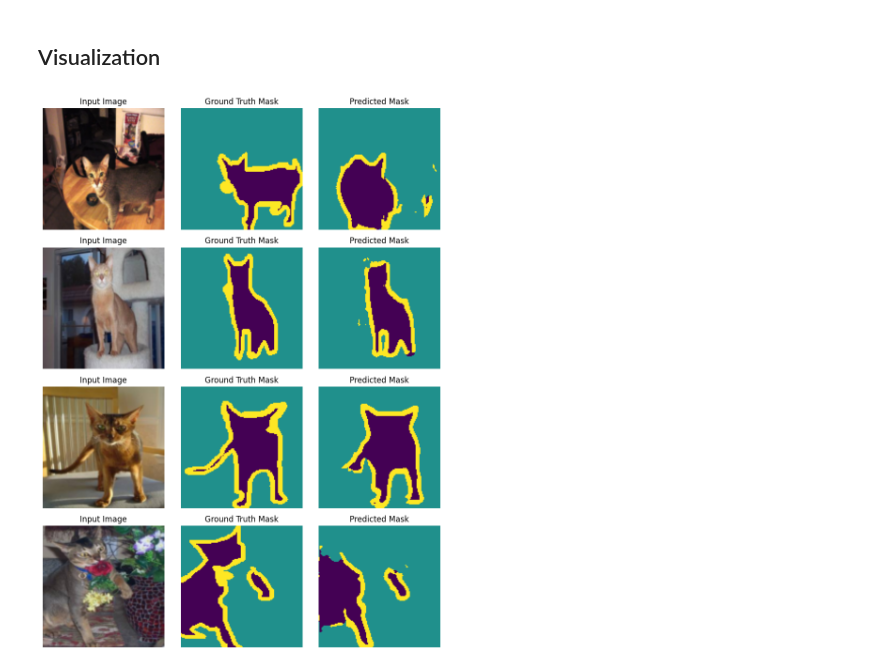
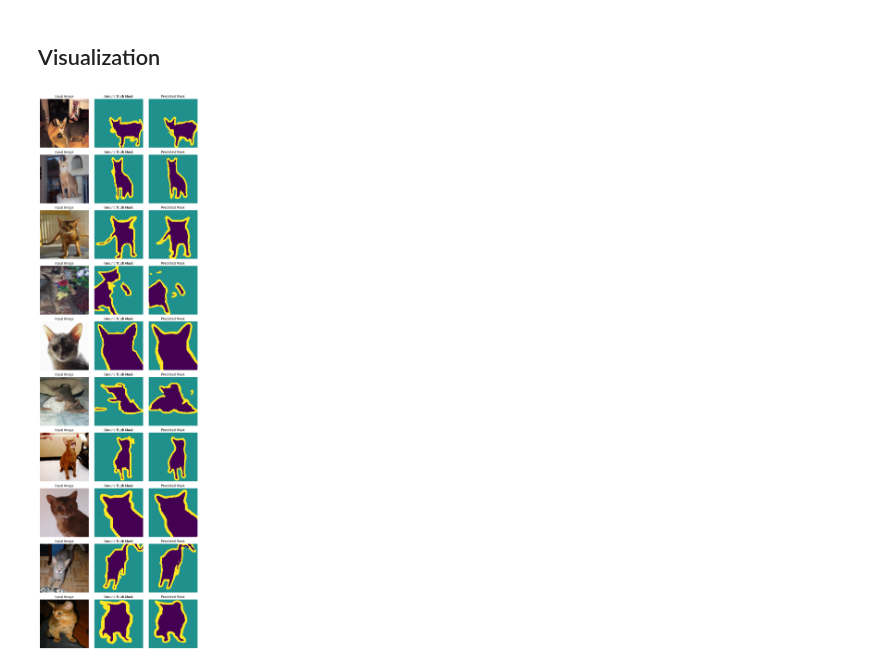
Before and after one commit to VINAY-KUMAR855/End_to_end_projects, a Jupyter notebook: Oxford-IIIT Pet Dataset Segmentation/pretrained_encoder_UNet.ipynb, the cells around one changed output. Drawn from its saved outputs; the diff is of its cells as text; code cells hidden in the pictures.

```diff
--- a/Oxford-IIIT Pet Dataset Segmentation/pretrained_encoder_UNet.ipynb
+++ b/Oxford-IIIT Pet Dataset Segmentation/pretrained_encoder_UNet.ipynb
@@ -277,6 +259,6 @@ def visualize(model, dataset, n=4):
     plt.tight_layout()
     plt.show()
 # %%
-visualize(model, test_ds)
+visualize(model, test_ds, n=10)
 # %% [output]
-[figure, old version]
+[figure, new version]
```
Also changed, not shown: parts of 3 cells of this notebook.
